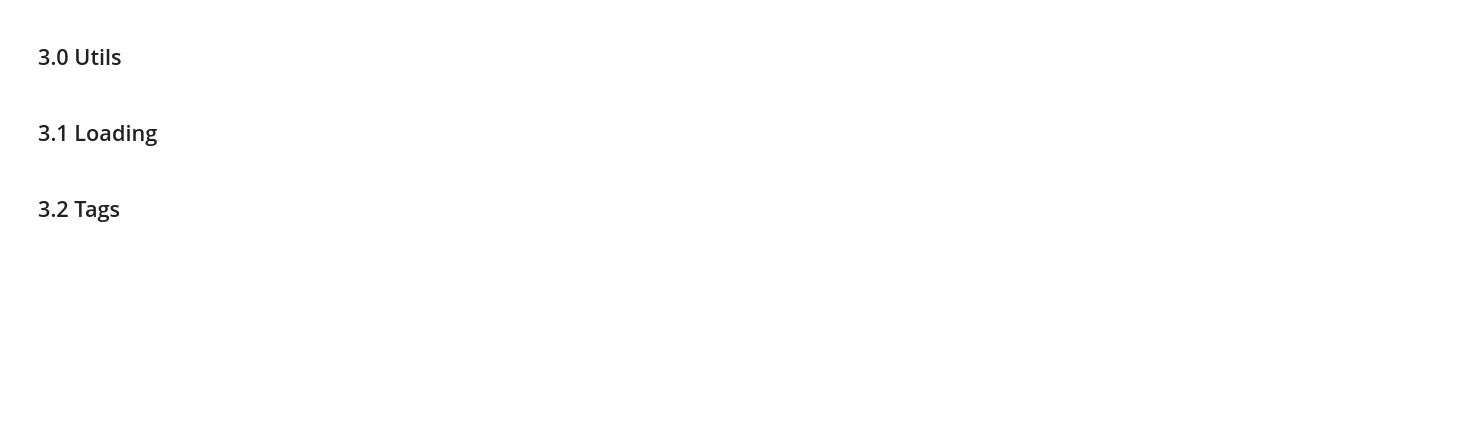
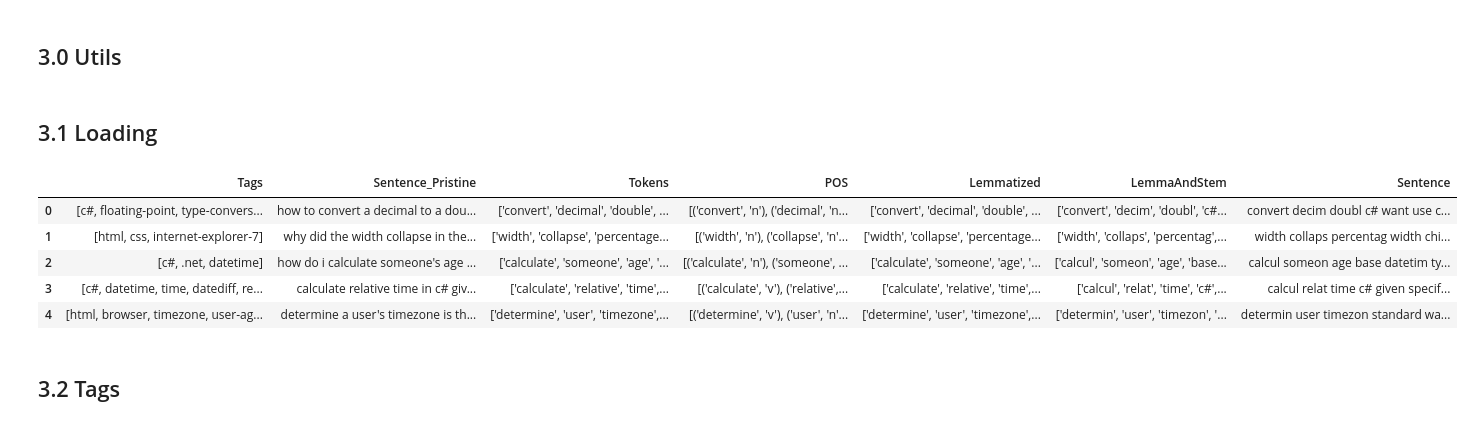
Before and after one commit to curiousmindflow/oc-ml-p7, a Jupyter notebook: notebook.ipynb, the cells around one changed output. Cells and saved outputs as stored; diff of their text form; code cells hidden in the pictures; blank space fills up the shorter version.

```diff
--- a/notebook.ipynb
+++ b/notebook.ipynb
@@ -301,8 +363,19 @@ def tfidf(dataset, max_features=None, min_df=0.0, max_df=1.0):
 ## 3.1 Loading
 # %%
 data = pd.read_csv("data/data_cleaned.csv", index_col="Id")
+data = data.reset_index()
+data = data.iloc[:, 1:]
 
 data["Tags"] = data["Tags"].apply(eval)
+
+data.head()
+# %% [output]
+|  | Tags | Sentence_Pristine | Tokens | POS | Lemmatized | LemmaAndStem | Sentence |
+| 0 | [c#, floating-point, type-convers... | how to convert a decimal to a dou... | ['convert', 'decimal', 'double', ... | [('convert', 'n'), ('decimal', 'n... | ['convert', 'decimal', 'double', ... | ['convert', 'decim', 'doubl', 'c#... | convert decim doubl c# want use c... |
+| 1 | [html, css, internet-explorer-7] | why did the width collapse in the... | ['width', 'collapse', 'percentage... | [('width', 'n'), ('collapse', 'n'... | ['width', 'collapse', 'percentage... | ['width', 'collaps', 'percentag',... | width collaps percentag width chi... |
+| 2 | [c#, .net, datetime] | how do i calculate someone's age ... | ['calculate', 'someone', 'age', '... | [('calculate', 'n'), ('someone', ... | ['calculate', 'someone', 'age', '... | ['calcul', 'someon', 'age', 'base... | calcul someon age base datetim ty... |
+| 3 | [c#, datetime, time, datediff, re... | calculate relative time in c# giv... | ['calculate', 'relative', 'time',... | [('calculate', 'v'), ('relative',... | ['calculate', 'relative', 'time',... | ['calcul', 'relat', 'time', 'c#',... | calcul relat time c# given specif... |
+| 4 | [html, browser, timezone, user-ag... | determine a user's timezone is th... | ['determine', 'user', 'timezone',... | [('determine', 'v'), ('user', 'n'... | ['determine', 'user', 'timezone',... | ['determin', 'user', 'timezon', '... | determin user timezon standard wa... |
 # %% [markdown]
 ## 3.2 Tags
 # %%
```
Also changed, not shown: parts of 57 cells of this notebook, 5 other files.
